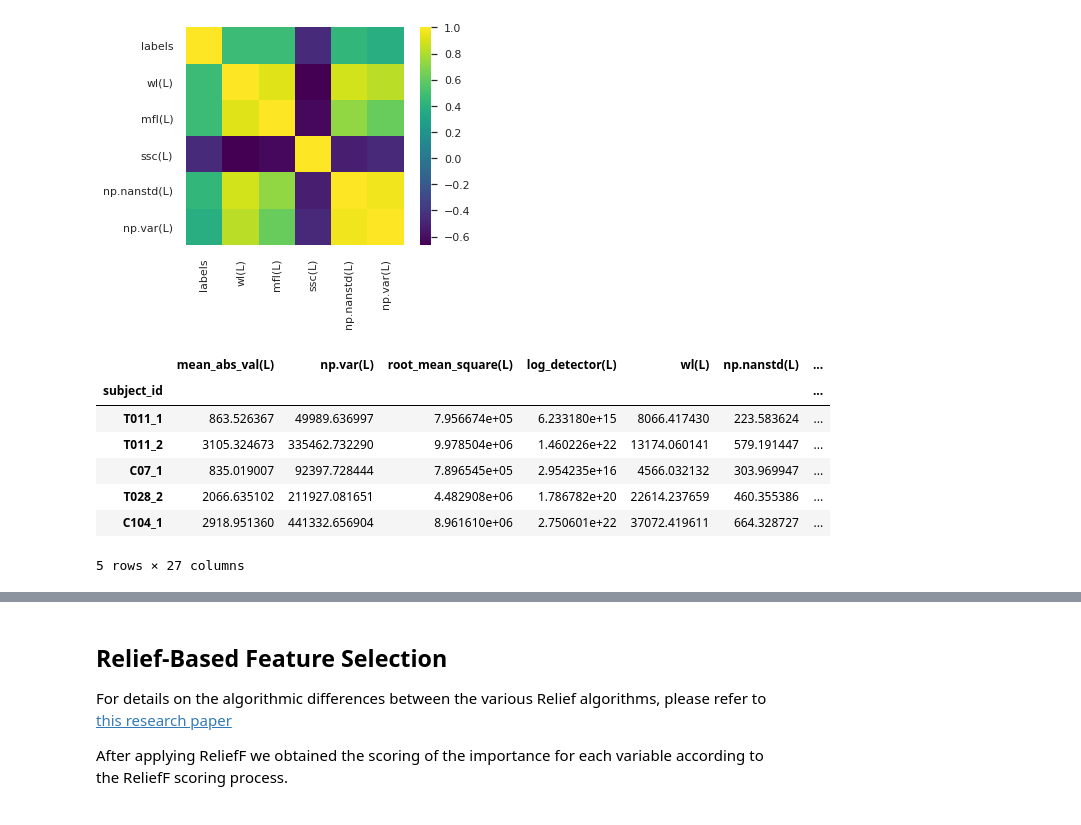
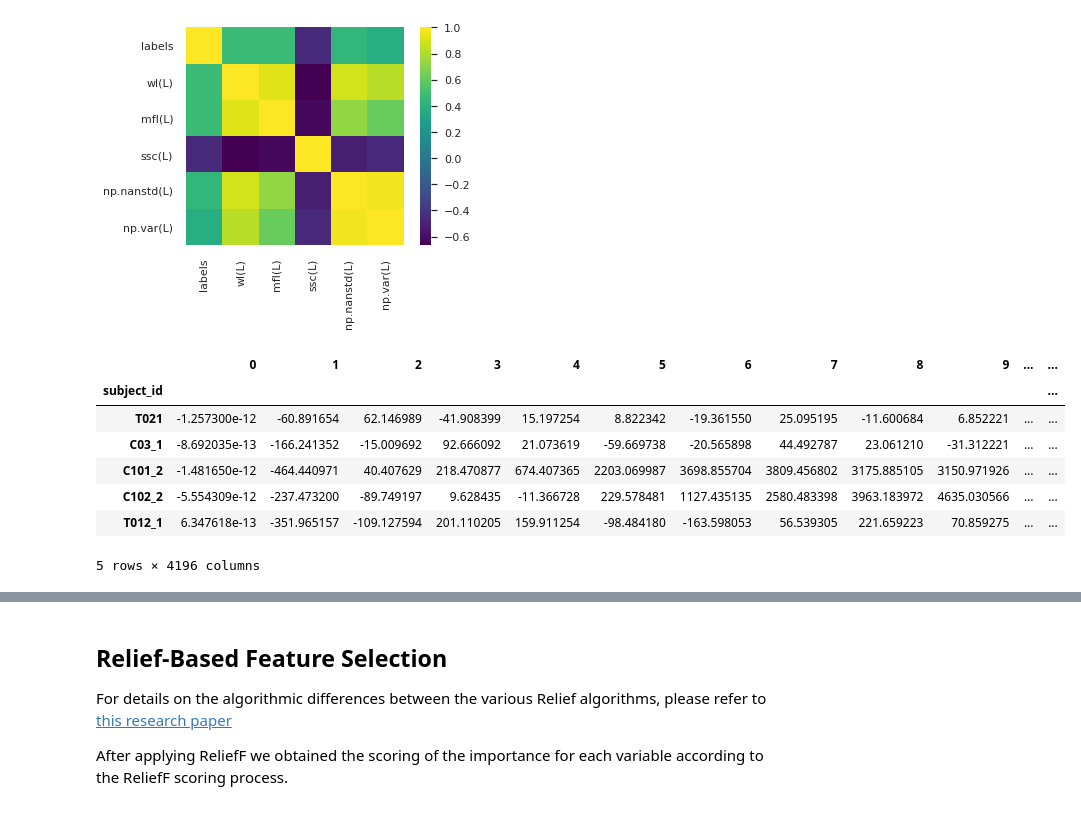
Before and after one commit to spolex/spiral, a Jupyter notebook: notebooks/202208_spiral_Discrete Cosine Transform for the Analysis of Essential Tremor.ipynb, the cells around one changed output, grey strips where cells are left out. Saved outputs shown, nothing was run; the diff lists cells and outputs as text; code cells hidden in the pictures.

```diff
--- a/notebooks/202208_spiral_Discrete Cosine Transform for the Analysis of Essential Tremor.ipynb
+++ b/notebooks/202208_spiral_Discrete Cosine Transform for the Analysis of Essential Tremor.ipynb
@@ -290,21 +287,18 @@ _=sns.heatmap(corrMatrix[top5.index].loc[top5.index], square=True, cmap="viridis
 # %%
 if read_from_disk:
     r_df = pd.read_csv(r_filename, index_col=0)
 else:
     r = dataset.groupby('subject_id').apply(extract_radio).apply(resample, num=4196)
     r_df = pd.DataFrame(r.tolist(), index=r.index).iloc[:,50:-50].T.reset_index(drop=True).T
+    r_df = pd.DataFrame(r.tolist(), index=r.index)
     r_df.to_csv(r_filename)
-r_fe = r_df.apply(extract_features_of, axis='columns')
-r_features = pd.DataFrame(r_fe.tolist(), index=r_fe.index)
-r_features.columns = properties.features_names
-r_features.to_csv(r_feat_filename)
-r_features.sample(5)
+r_df.sample(5)
 # %% [output]
-|  | mean_abs_val(L) | np.var(L) | root_mean_square(L) | log_detector(L) | wl(L) | np.nanstd(L) | ... |
-| subject_id |  |  |  |  |  |  | ... |
-| T011_1 | 863.526367 | 49989.636997 | 7.956674e+05 | 6.233180e+15 | 8066.417430 | 223.583624 | ... |
-| T011_2 | 3105.324673 | 335462.732290 | 9.978504e+06 | 1.460226e+22 | 13174.060141 | 579.191447 | ... |
-| C07_1 | 835.019007 | 92397.728444 | 7.896545e+05 | 2.954235e+16 | 4566.032132 | 303.969947 | ... |
-| T028_2 | 2066.635102 | 211927.081651 | 4.482908e+06 | 1.786782e+20 | 22614.237659 | 460.355386 | ... |
-| C104_1 | 2918.951360 | 441332.656904 | 8.961610e+06 | 2.750601e+22 | 37072.419611 | 664.328727 | ... |
+|  | 0 | 1 | 2 | 3 | 4 | 5 | 6 | 7 | 8 | 9 | ... | ... |
+| subject_id |  |  |  |  |  |  |  |  |  |  |  | ... |
+| T021 | -1.257300e-12 | -60.891654 | 62.146989 | -41.908399 | 15.197254 | 8.822342 | -19.361550 | 25.095195 | -11.600684 | 6.852221 | ... | ... |
+| C03_1 | -8.692035e-13 | -166.241352 | -15.009692 | 92.666092 | 21.073619 | -59.669738 | -20.565898 | 44.492787 | 23.061210 | -31.312221 | ... | ... |
+| C101_2 | -1.481650e-12 | -464.440971 | 40.407629 | 218.470877 | 674.407365 | 2203.069987 | 3698.855704 | 3809.456802 | 3175.885105 | 3150.971926 | ... | ... |
+| C102_2 | -5.554309e-12 | -237.473200 | -89.749197 | 9.628435 | -11.366728 | 229.578481 | 1127.435135 | 2580.483398 | 3963.183972 | 4635.030566 | ... | ... |
+| T012_1 | 6.347618e-13 | -351.965157 | -109.127594 | 201.110205 | 159.911254 | -98.484180 | -163.598053 | 56.539305 | 221.659223 | 70.859275 | ... | ... |
-5 rows × 27 columns
+5 rows × 4196 columns
```
Also changed, not shown: parts of 12 cells of this notebook, 5 other files.
